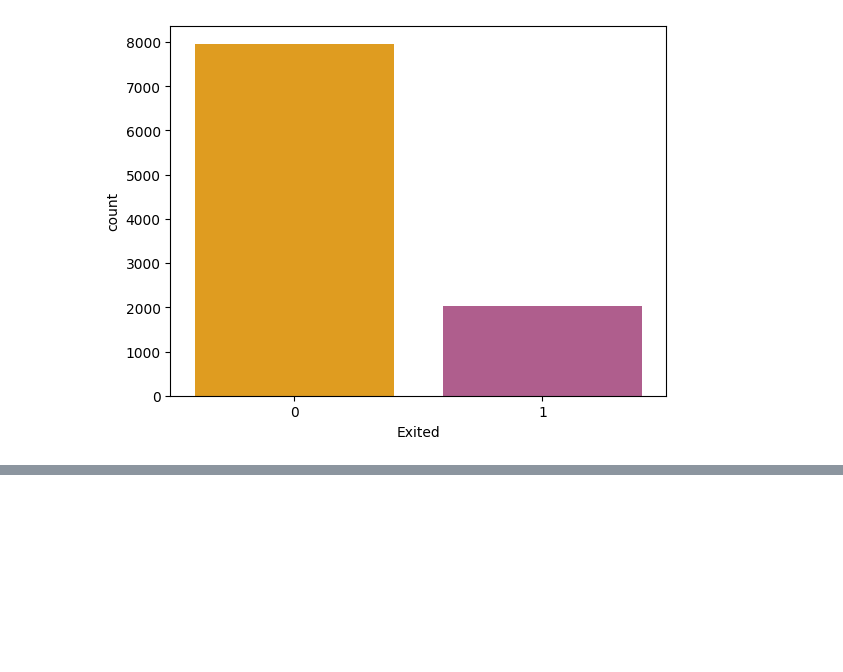
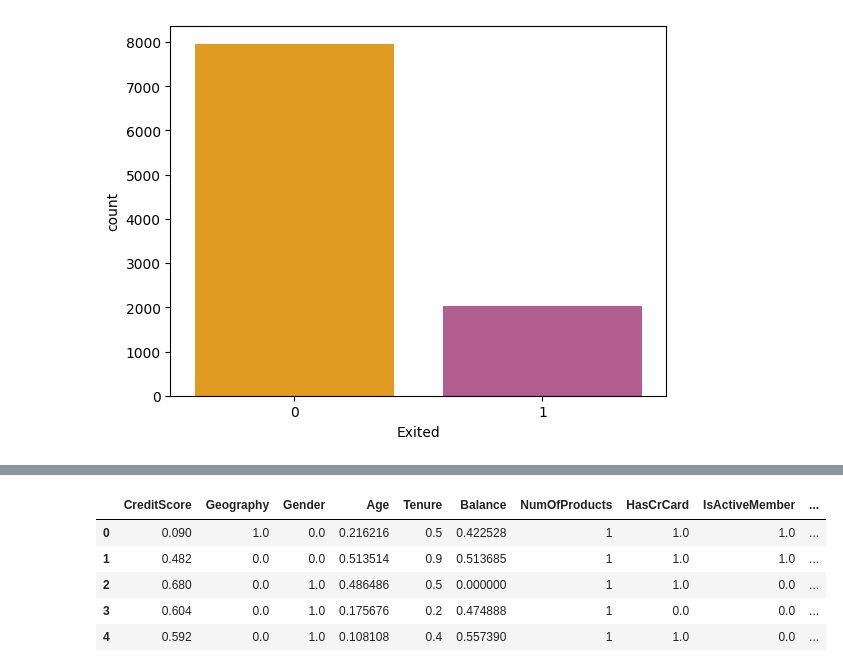
Before and after one commit to LAKSHITHA3/Customer-Churn-Prediction, a Jupyter notebook: Customer churn prediction.ipynb, the cells around one changed output, grey strips where cells are left out. Cells and saved outputs as stored; diff of their text form; code cells hidden in the pictures; blank space fills up the shorter version.

```diff
--- a/Customer churn prediction.ipynb
+++ b/Customer churn prediction.ipynb
@@ -132,0 +137,15 @@ df_new[a] = en_.fit_transform(df_new[a])
+# %%
+a1 = ['CreditScore','Age', 'Tenure', 'Balance','EstimatedSalary']
+
+from sklearn.preprocessing import MinMaxScaler
+
+mix_scaler = MinMaxScaler()
+df[a1]= mix_scaler.fit_transform(df[a1])
+df.head()
+# %% [output]
+|  | CreditScore | Geography | Gender | Age | Tenure | Balance | NumOfProducts | HasCrCard | IsActiveMember | ... |
+| 0 | 0.090 | 1.0 | 0.0 | 0.216216 | 0.5 | 0.422528 | 1 | 1.0 | 1.0 | ... |
+| 1 | 0.482 | 0.0 | 0.0 | 0.513514 | 0.9 | 0.513685 | 1 | 1.0 | 1.0 | ... |
+| 2 | 0.680 | 0.0 | 1.0 | 0.486486 | 0.5 | 0.000000 | 1 | 1.0 | 0.0 | ... |
+| 3 | 0.604 | 0.0 | 1.0 | 0.175676 | 0.2 | 0.474888 | 1 | 0.0 | 0.0 | ... |
+| 4 | 0.592 | 0.0 | 1.0 | 0.108108 | 0.4 | 0.557390 | 1 | 1.0 | 0.0 | ... |
```
Also changed, not shown: parts of 9 cells of this notebook, 1 other file.
